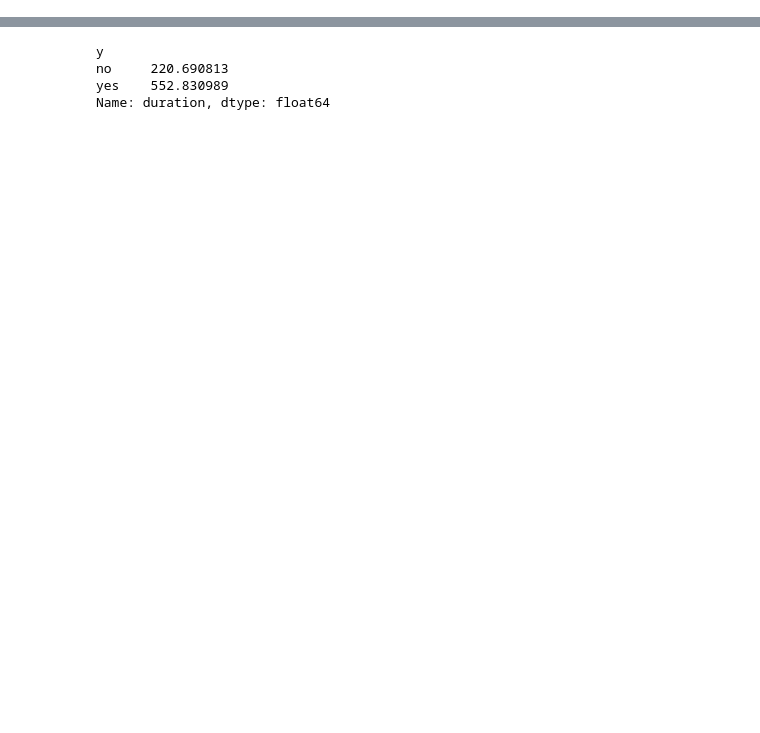
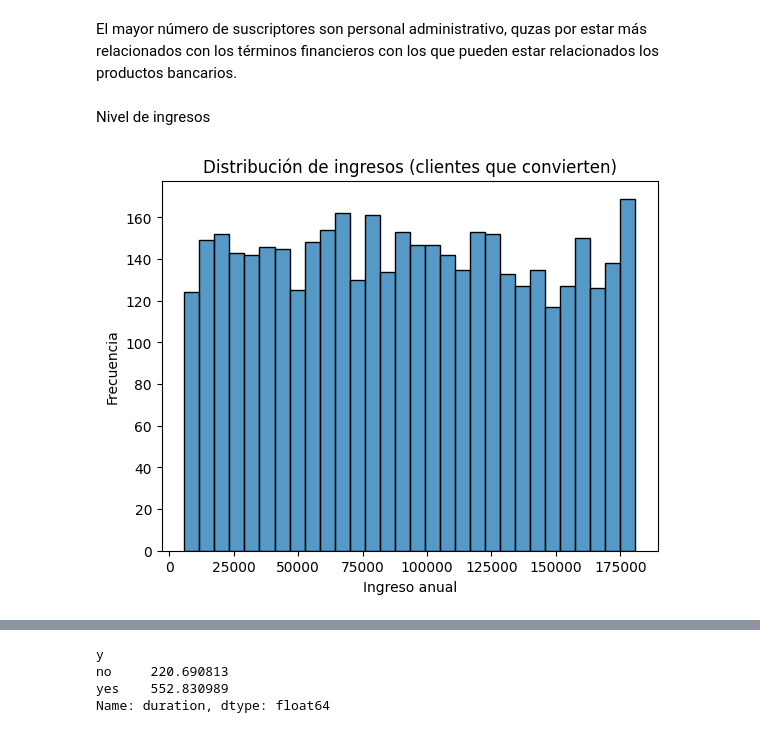
Before and after one commit to inaki1987/04.ProyectoEDA, a Jupyter notebook: notebooks/03.Analisis.ipynb, the cells around one changed output, grey strips where cells are left out. Cells and saved outputs as stored; diff of their text form; code cells hidden in the pictures; blank space fills up the shorter version.

```diff
--- a/notebooks/03.Analisis.ipynb
+++ b/notebooks/03.Analisis.ipynb
@@ -43,0 +128,12 @@ df.groupby("y")["duration"].mean()
+# %% [markdown]
+El mayor número de suscriptores son personal administrativo, quzas por estar más relacionados con los términos financieros con los que pueden estar relacionados los productos bancarios.
+# %% [markdown]
+Nivel de ingresos
+# %%
+sns.histplot(df_yes["income"], bins=30)
+plt.title("Distribución de ingresos (clientes que convierten)")
+plt.xlabel("Ingreso anual")
+plt.ylabel("Frecuencia")
+plt.show()
+# %% [output]
+[figure, added]
```
Also changed, not shown: parts of 35 cells of this notebook.
